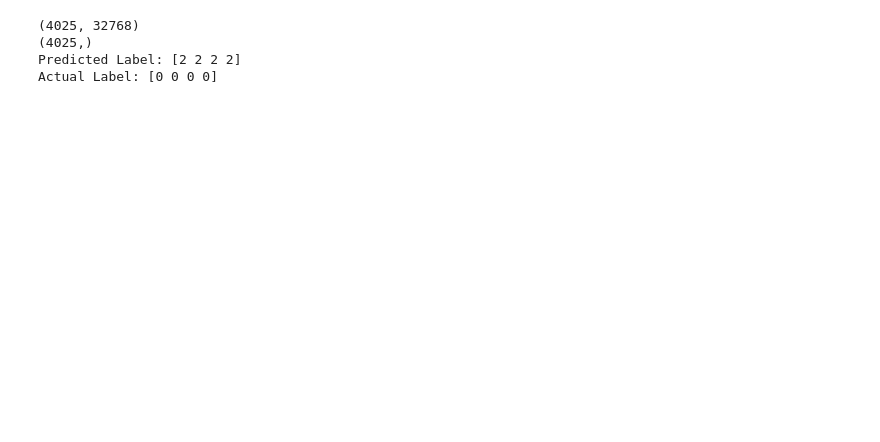
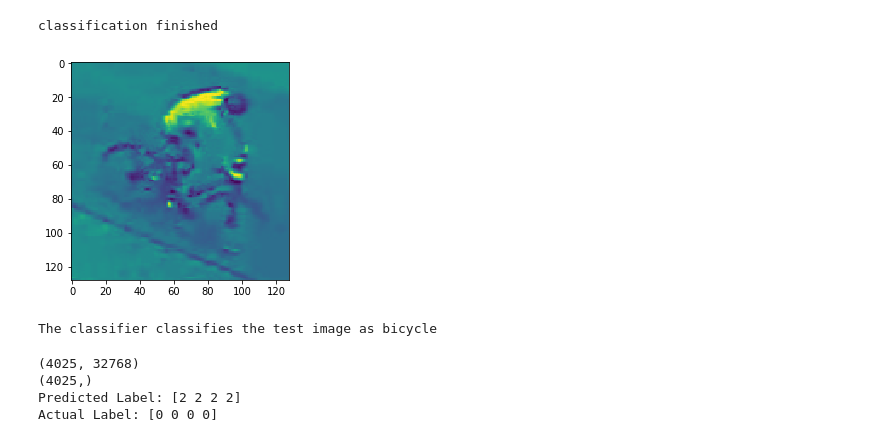
Before and after one commit to maxence517/FinalProject_X, a Jupyter notebook: Classification.ipynb, the cells around one changed output. Drawn from its saved outputs; the diff is of its cells as text; code cells hidden in the pictures; blank space fills up the shorter version.

Commit message:
complete structure of classification. Works correctly sometimes

```diff
--- a/Classification.ipynb
+++ b/Classification.ipynb
@@ -144,3 +180,37 @@ KeyboardInterrupt:
+# %%
+#TODO K-fold cross-validation
+
+#TESTING
+classifier = neighbors.KNeighborsClassifier(3)
+classifier.fit(featuresArray, labelsArray)
+print("classification finished")
+#Takes long because too many features per image (cuz image large)
+
+#Bike image
+testIm = cv2.imread("MIO-TCD-Classification/test/106330631.jpg")
+# testIm = cv2.imread("MIO-TCD-Classification/6-low-res.jpg")
+testIm = cv2.cvtColor(testIm, cv2.COLOR_BGR2GRAY)
+#Resize
+testIm = resizeImage(testIm, RESIZE_DIM)
+#End resize
+
+#HoG features
+gradients = computeHoG(testIm, winSize, blockSize, blockStride, cellSize,
+                               nbins, RESIZE_DIM, cell_size, block_size)
+
+plt.imshow(testIm)
+plt.show();
+
+#PREDICTION
+prediction = classifier.predict(gradients)[0]
+print("The classifier classifies the test image as " + str(categoriesTest[prediction]))
+
+
+#END TESTING
+# %% [output]
+classification finished
+[figure, added]
+The classifier classifies the test image as bicycle
 # %%
 def HoG(input_list, cell_size, block_size, nbins):
     output_list = list()
```
Also changed, not shown: parts of 4 cells of this notebook.
